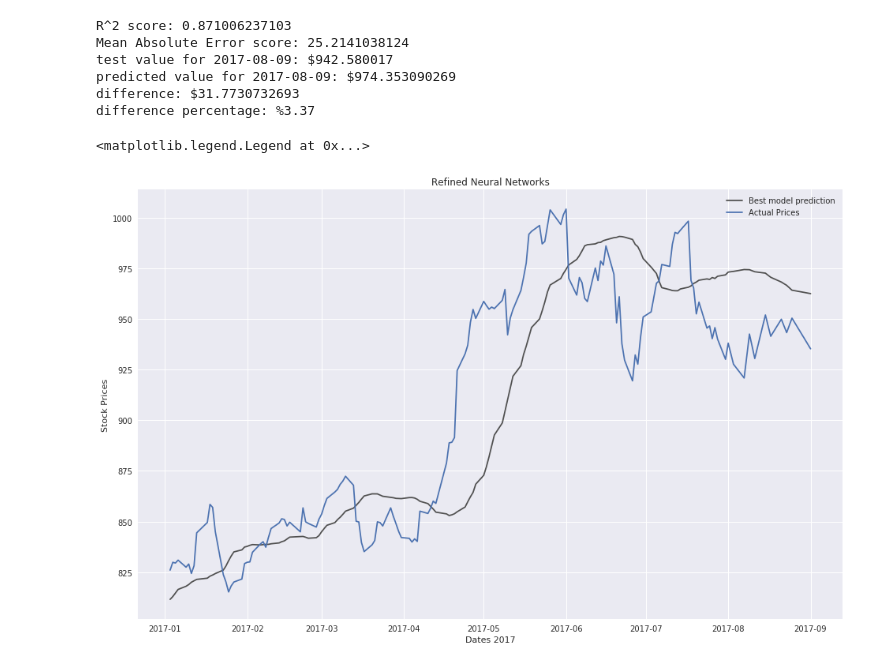
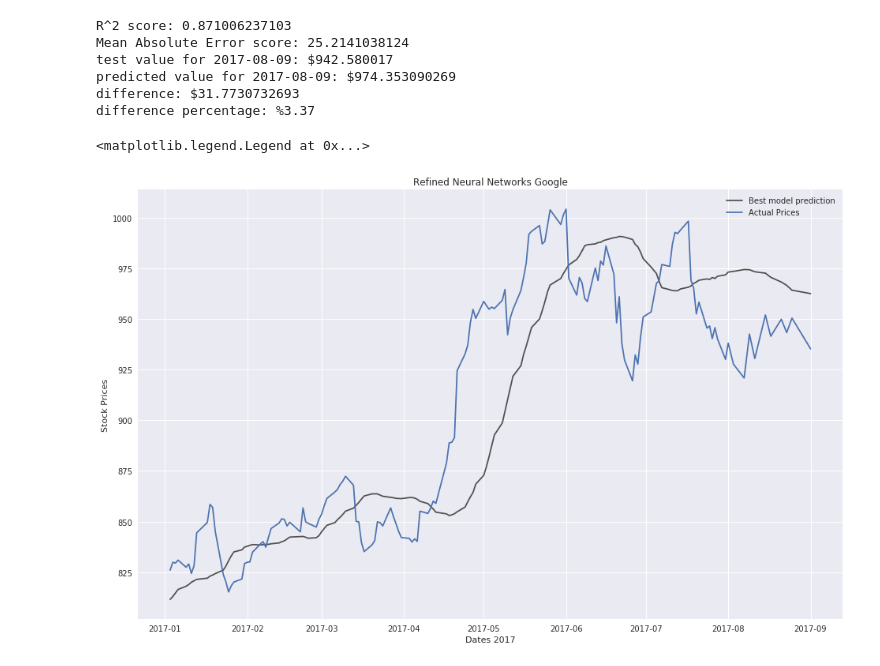
Before and after one commit to edantonio505/capstone_report, a Jupyter notebook: capstone_report.ipynb, the cells around one changed output. Saved outputs shown, nothing was run; the diff lists cells and outputs as text; code cells hidden in the pictures.

```diff
--- a/capstone_report.ipynb
+++ b/capstone_report.ipynb
@@ -996,15 +982,15 @@ difference percentage: %3.37
 # %%
 plt.figure(figsize=(16,10))
 plt.plot(prediction['predicted_stock'].loc['2017-01-01':].index.values,
          prediction['predicted_stock'].loc['2017-01-01':],
          label="Best model prediction", color="#505050")
 plt.plot(test_dates_prices.loc['2017-01-01':], label="Actual Prices")
-plt.title("Refined Neural Networks")
+plt.title("Refined Neural Networks Google")
 plt.ylabel("Stock Prices")
 plt.xlabel("Dates 2017")
 
 
 plt.legend(loc=0)
 # %% [output]
 <matplotlib.legend.Legend at 0x...>
-[figure, old version]
+[figure, new version]
```
Also changed, not shown: parts of 4 cells of this notebook.
